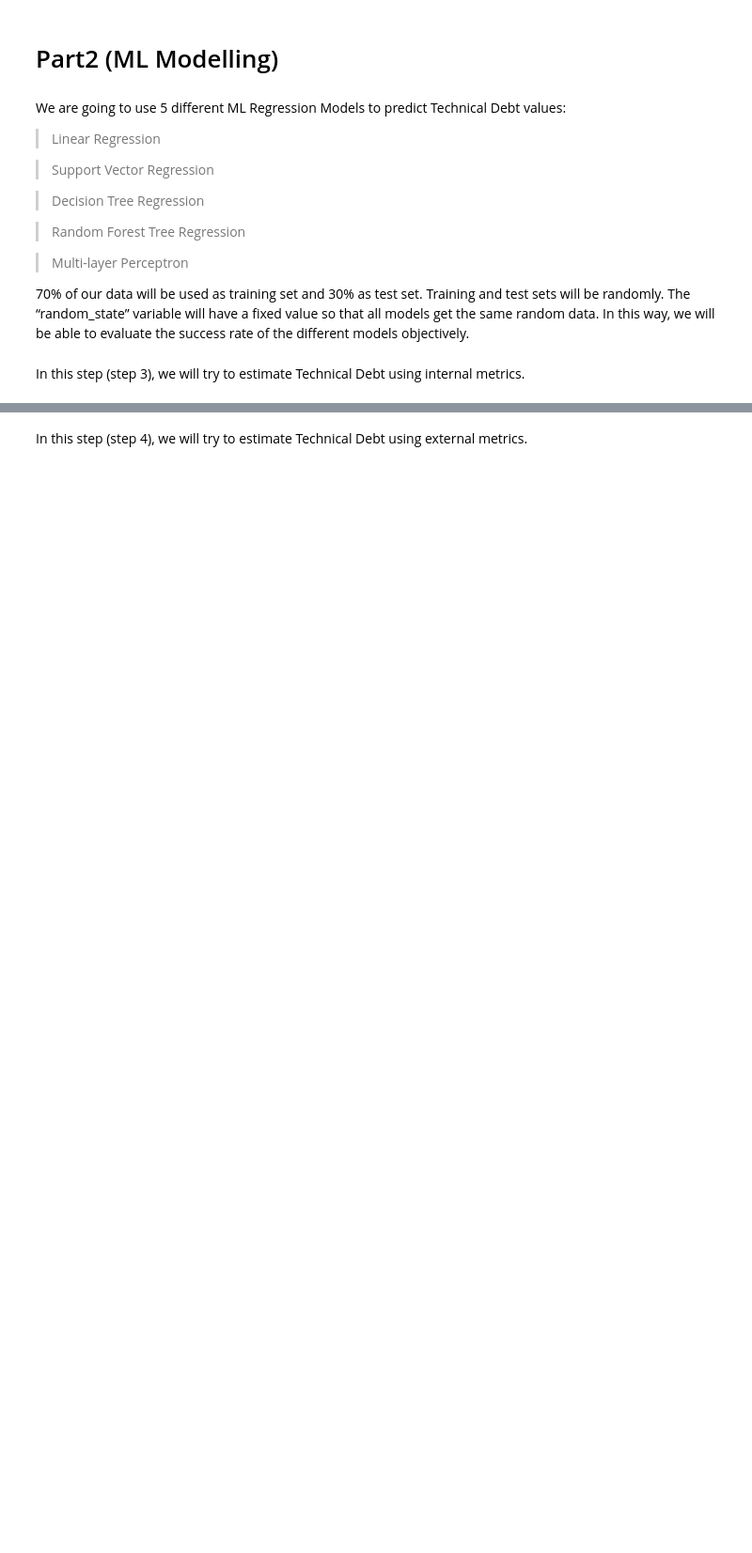
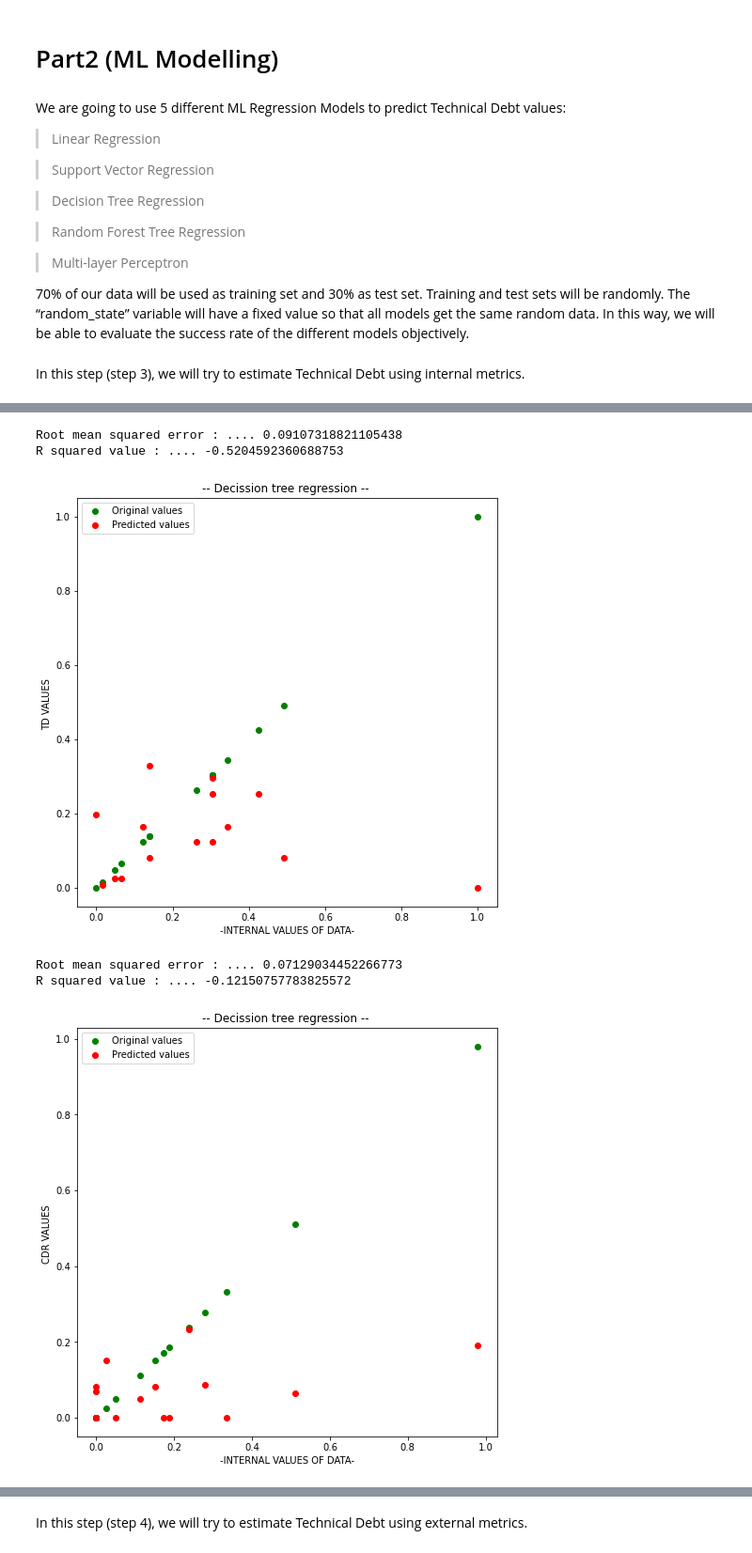
Before and after one commit to b2200765028/ain-assignments, a Jupyter notebook: Assignment5.ipynb, the cells around one changed output, grey strips where cells are left out. Shown at 94% size. Drawn from its saved outputs; the diff is of its cells as text; code cells hidden in the pictures; blank space fills up the shorter version.

```diff
--- a/Assignment5.ipynb
+++ b/Assignment5.ipynb
@@ -298,4 +316,13 @@ R squared value : .... -0.36047959392586626
 # %%
 #Model for Decision Tree Regression (show also R-Squared Value and Root Mean Squared Error )
+decisionTreeRegression(x_train,y_train,x_test,y_test,["TD VALUES ","-INTERNAL VALUES OF DATA-"])
+decisionTreeRegression(x_train,y1_train,x_test,y1_test,["CDR VALUES ","-INTERNAL VALUES OF DATA-"])
+# %% [output]
+Root mean squared error : .... 0.09107318821105438
+R squared value : .... -0.5204592360688753
+[figure, added]
+Root mean squared error : .... 0.07129034452266773
+R squared value : .... -0.12150757783825572
+[figure, added]
 # %%
 #Model for Random Decision Tree Regression (show also R-Squared Value and Root Mean Squared Error )
```
Also changed, not shown: parts of 22 cells of this notebook.
